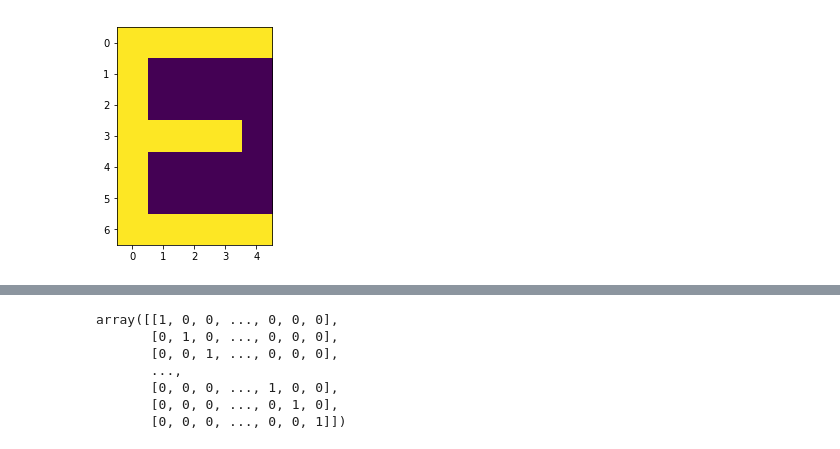
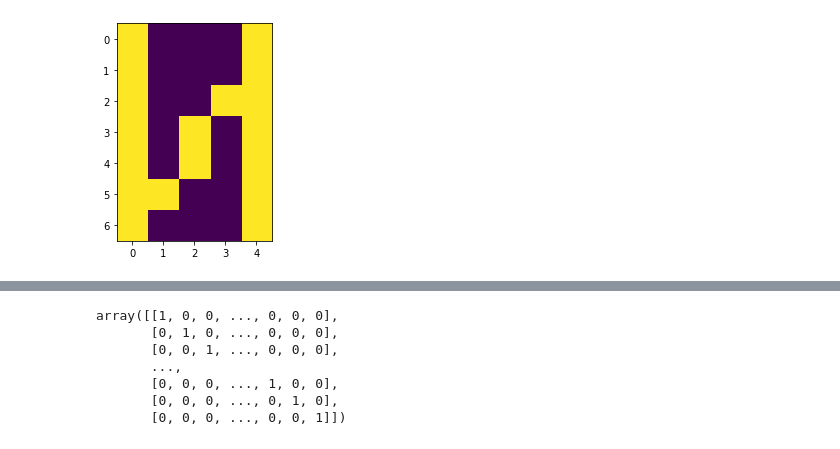
Before and after one commit to ebenezerofori/colabs, a Jupyter notebook: Lab4.ipynb, the cells around one changed output, grey strips where cells are left out. Saved outputs shown, nothing was run; the diff lists cells and outputs as text; code cells hidden in the pictures.

```diff
--- a/Lab4.ipynb
+++ b/Lab4.ipynb
@@ -8,7 +8,7 @@ from sklearn import neural_network as nn
 from sklearn.metrics import confusion_matrix, accuracy_score
 %matplotlib inline
 # %%
-rus_letters = pd.read_csv("русский_пиксельный_алфавит.csv")
+rus_letters = pd.read_csv("/content/русский_пиксельный_алфавит.csv")
 # %%
 rus_vovels = rus_letters[rus_letters.value.isin(['А','Е','И','О','У','Ы','Э','Ю','Я'])].drop("value", axis = 1)
 # %%
@@ -18,9 +18,9 @@ rus_letters = rus_letters.drop("value", axis = 1)
 def plotchar(i):
     (plt.imshow(i.reshape(7, 5)))
 # %%
-plotchar(rus_vovels.values[1])
+plotchar(rus_vovels.values[2])
 # %% [output]
-[figure, old version]
+[figure, new version]
 # %%
 train = rus_letters.values
 target = np.eye(32)
```
Also changed, not shown: parts of 6 cells of this notebook.
